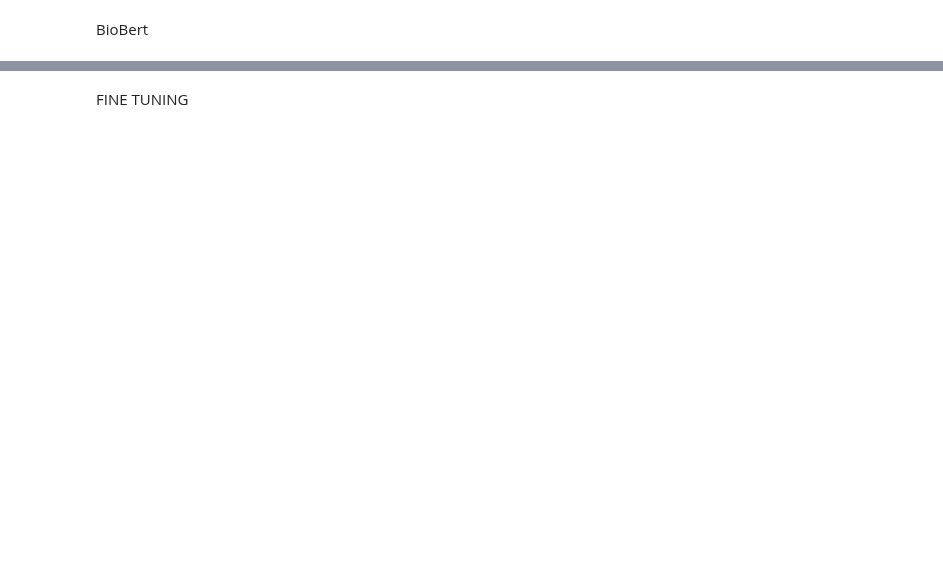
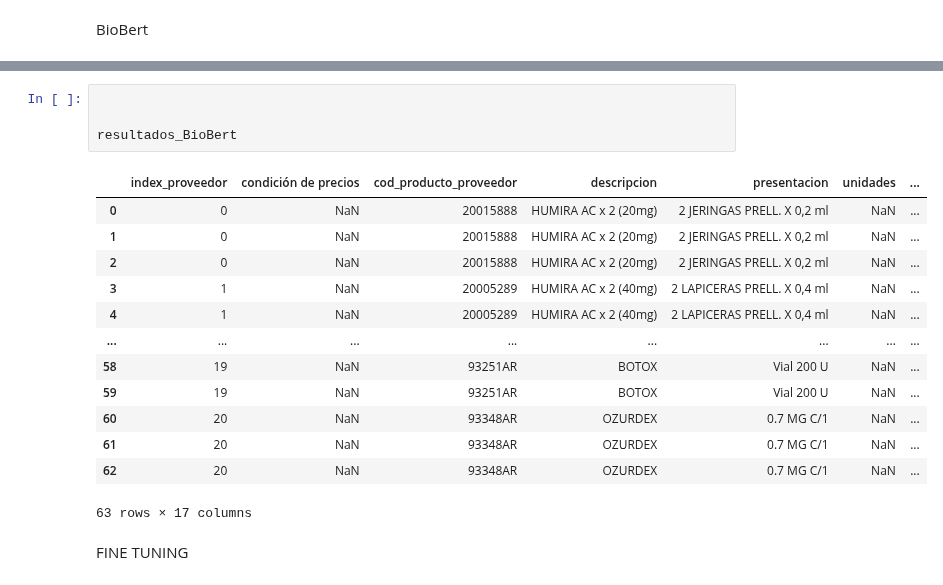
Before and after one commit to emmaSDNZ/digitalizacion_distriapp, a Jupyter notebook: backend/src/notebook/index.ipynb, the cells around one changed output, grey strips where cells are left out. Drawn from its saved outputs; the diff is of its cells as text; blank space fills up the shorter version.

```diff
--- a/backend/src/notebook/index.ipynb
+++ b/backend/src/notebook/index.ipynb
@@ -394,2 +496,20 @@ resultados_BioBert = procesar_comparacion(
+# %%
+
+
+resultados_BioBert
+# %% [output]
+|  | index_proveedor | condición de precios | cod_producto_proveedor | descripcion | presentacion | unidades | ... |
+| 0 | 0 | NaN | 20015888 | HUMIRA AC x 2 (20mg) | 2 JERINGAS PRELL. X 0,2 ml | NaN | ... |
+| 1 | 0 | NaN | 20015888 | HUMIRA AC x 2 (20mg) | 2 JERINGAS PRELL. X 0,2 ml | NaN | ... |
+| 2 | 0 | NaN | 20015888 | HUMIRA AC x 2 (20mg) | 2 JERINGAS PRELL. X 0,2 ml | NaN | ... |
+| 3 | 1 | NaN | 20005289 | HUMIRA AC x 2 (40mg) | 2 LAPICERAS PRELL. X 0,4 ml | NaN | ... |
+| 4 | 1 | NaN | 20005289 | HUMIRA AC x 2 (40mg) | 2 LAPICERAS PRELL. X 0,4 ml | NaN | ... |
+| ... | ... | ... | ... | ... | ... | ... | ... |
+| 58 | 19 | NaN | 93251AR | BOTOX | Vial 200 U | NaN | ... |
+| 59 | 19 | NaN | 93251AR | BOTOX | Vial 200 U | NaN | ... |
+| 60 | 20 | NaN | 93348AR | OZURDEX | 0.7 MG C/1 | NaN | ... |
+| 61 | 20 | NaN | 93348AR | OZURDEX | 0.7 MG C/1 | NaN | ... |
+| 62 | 20 | NaN | 93348AR | OZURDEX | 0.7 MG C/1 | NaN | ... |
+63 rows × 17 columns
 # %% [markdown]
 FINE TUNING
```
Also changed, not shown: parts of 15 cells of this notebook, 3 other files.
